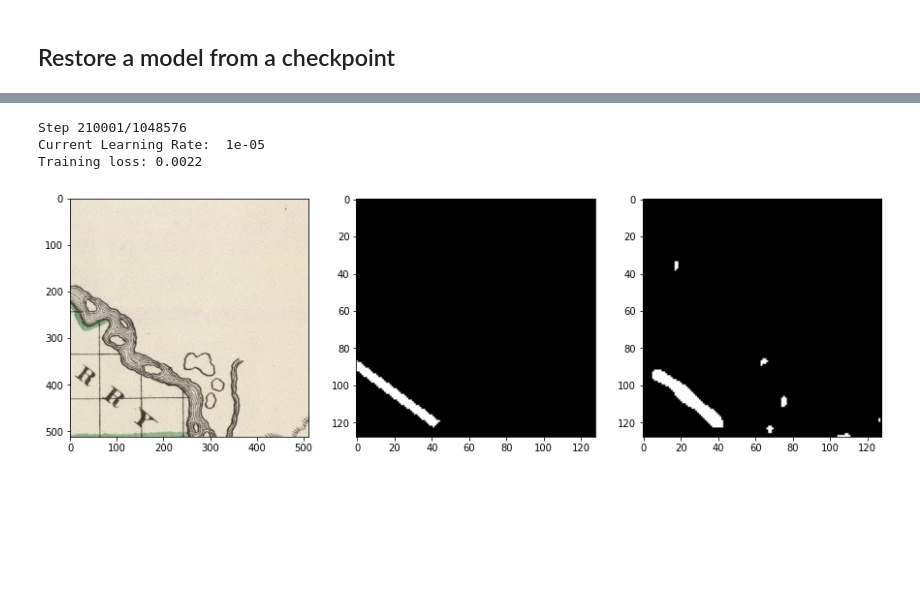
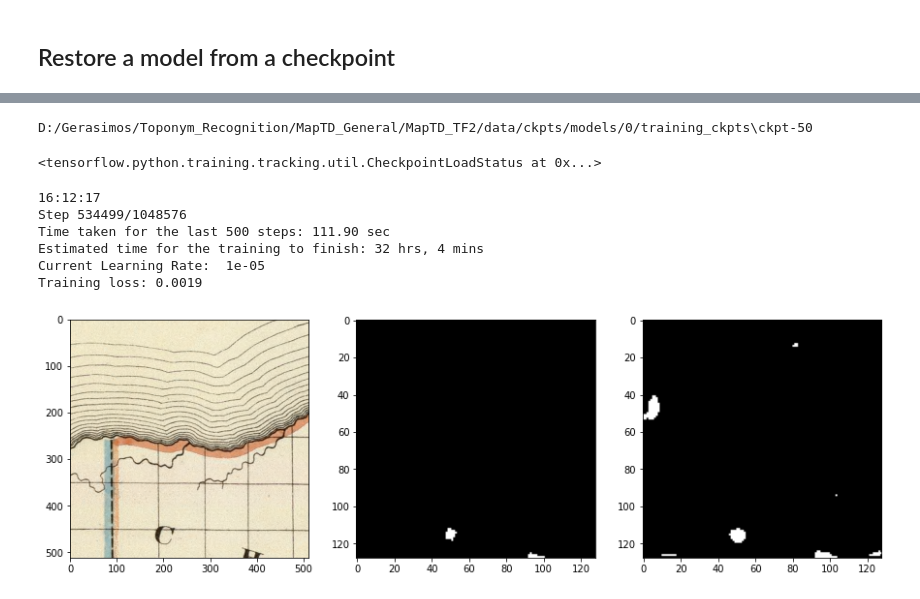
Before and after one commit to gerasimos-matidis/MapTD_TF2, a Jupyter notebook: train_v2.ipynb, the cells around one changed output, grey strips where cells are left out. Cells and saved outputs as stored; diff of their text form; code cells hidden in the pictures; blank space fills up the shorter version.

```diff
--- a/train_v2.ipynb
+++ b/train_v2.ipynb
@@ -31,6 +33,7 @@ def show_score_map(tile, gt_score_map, pred_score_map, threshold=None):
 # %%
 class StepDecayLRSchedule(tf.keras.optimizers.schedules.LearningRateSchedule):
 
+    """
     def __init__(self, initial_learning_rate, decay_rate, decay_every_n_steps):
         self.initial_learning_rate = initial_learning_rate
         self.decay_rate = decay_rate
@@ -39,6 +42,17 @@ class StepDecayLRSchedule(tf.keras.optimizers.schedules.LearningRateSchedule):
     def __call__(self, step):
         exp = tf.floor(step/self.decay_every_n_steps)
         return self.initial_learning_rate * tf.pow(self.decay_rate, exp)
+    """
+    def __init__(self, initial_learning_rate, decay_rate, decay_on_step):
+        self.initial_learning_rate = initial_learning_rate
+        self.decay_rate = decay_rate
+        self.decay_on_step = decay_on_step
+
+    def __call__(self, step):
+        new_lr = tf.cond(step < self.decay_on_step,
+                       lambda: self.initial_learning_rate,
+                       lambda: self.initial_learning_rate * self.decay_rate)
+        return new_lr
 # %% [markdown]
 ## Training
 # %%
@@ -81,9 +95,9 @@ def fit(model, train_dataset, test_dataset, summary_writer,
 
         step = step.numpy()
 
-        if step % 500 == 0:
+        if (step + 1) % 500 == 0:
             display.clear_output(wait=True)
-
+            print(datetime.datetime.now().strftime("%H:%M:%S"))
             print(f'Step {step + 1}/{total_steps}')
 
             if step != 0 and step != enumerate_from:
@@ -95,23 +109,26 @@ def fit(model, train_dataset, test_dataset, summary_writer,
                       f'{estimated_remaining_time // 3600} hrs, '
                       f'{int(estimated_remaining_time % 3600 / 60)} mins')
 
-            print('Current Learning Rate: ', opt.lr(step).numpy())
+            print('Current Learning Rate: ', opt.lr(step))
             print(f'Training loss: {training_loss:.4f}')
+
             example_tile, example_score_map, _, _ = next(iter(test_dataset.take(1)))
             example_pred_score_map, _ = maptd(example_tile, training=True)
             show_score_map(example_tile,
                            example_score_map,
                            example_pred_score_map,
                            threshold=0.7)
+
             start = time.time()
 
-        if step == step_to_reduce_lr:
-            new_lr = opt.lr(step).numpy()
+        if (step + 1) == step_to_reduce_lr:
+            new_lr = opt.lr(step)
             print(f'\nThe learning rate for the optimizer was decreased from '
                   f'{initial_lr} to {new_lr}')
 
         if (step + 1) % 10000 == 0:
             ckpt.save(file_prefix=ckpt_prefix)
+            print(f'Checkpoint at step: {step + 1}')
 # %%
 TILE_SIZE = 512
 TRAIN_BATCH_SIZE = 16
@@ -157,27 +190,32 @@ maptd = maptd_model(input_size=TILE_SIZE)
 # %%
-ckpts_dir = askdirectory(initialdir=INITIAL_DIR, title='Select the directory '
-    'with the checkpoints')
+ckpts_dir = askdirectory(initialdir=INITIAL_DIR,
+                         title='Select the directory with the checkpoints')
 
 latest = tf.train.latest_checkpoint(ckpts_dir)
 print(latest)
-ckpt_dir = os.path.join(conf_file_dir, 'training_ckpts')
-ckpt_prefix = os.path.join(ckpt_dir, 'ckpt')
+ckpt_prefix = os.path.join(ckpts_dir, 'ckpt')
 ckpt = tf.train.Checkpoint(model=maptd)
 ckpt.restore(latest)
+# %% [output]
+D:/Gerasimos/Toponym_Recognition/MapTD_General/MapTD_TF2/data/ckpts/models/0/training_ckpts\ckpt-50
+<tensorflow.python.training.tracking.util.CheckpointLoadStatus at 0x...>
 # %%
 conf_file_dir = 'D:/Gerasimos/Toponym_Recognition/MapTD_General/MapTD_TF2/data/ckpts/models/0'
 log_dir = os.path.join(conf_file_dir, 'logs')
 sum_writer = tf.summary.create_file_writer(os.path.join(log_dir, datetime.datetime.now().strftime("%Y%m%d-%H%M%S")))
 # %%
-stepnumber_to_start_from = 210000 # Because, this time, the latest ckpt is the one with number 15, i.e. 15*10000=150000 steps have ran already
+stepnumber_to_start_from = 490000 # Because, this time, the latest ckpt is the one with number 15, i.e. 15*10000=150000 steps have ran already
 
 # Continue on train the model
 fit(maptd, train_ds, test_ds, sum_writer, enumerate_from=stepnumber_to_start_from)
 # %% [output]
-Step 210001/1048576
+16:12:17
+Step 534499/1048576
+Time taken for the last 500 steps: 111.90 sec
+Estimated time for the training to finish: 32 hrs, 4 mins
 Current Learning Rate:  1e-05
-Training loss: 0.0022
+Training loss: 0.0019
-[figure, old version]
+[figure, new version]
 # %%
 modelpath = os.path.join(conf_file_dir, 'saved_model')
 maptd_model.save(modelpath)
```
Also changed, not shown: parts of 2 cells of this notebook.
